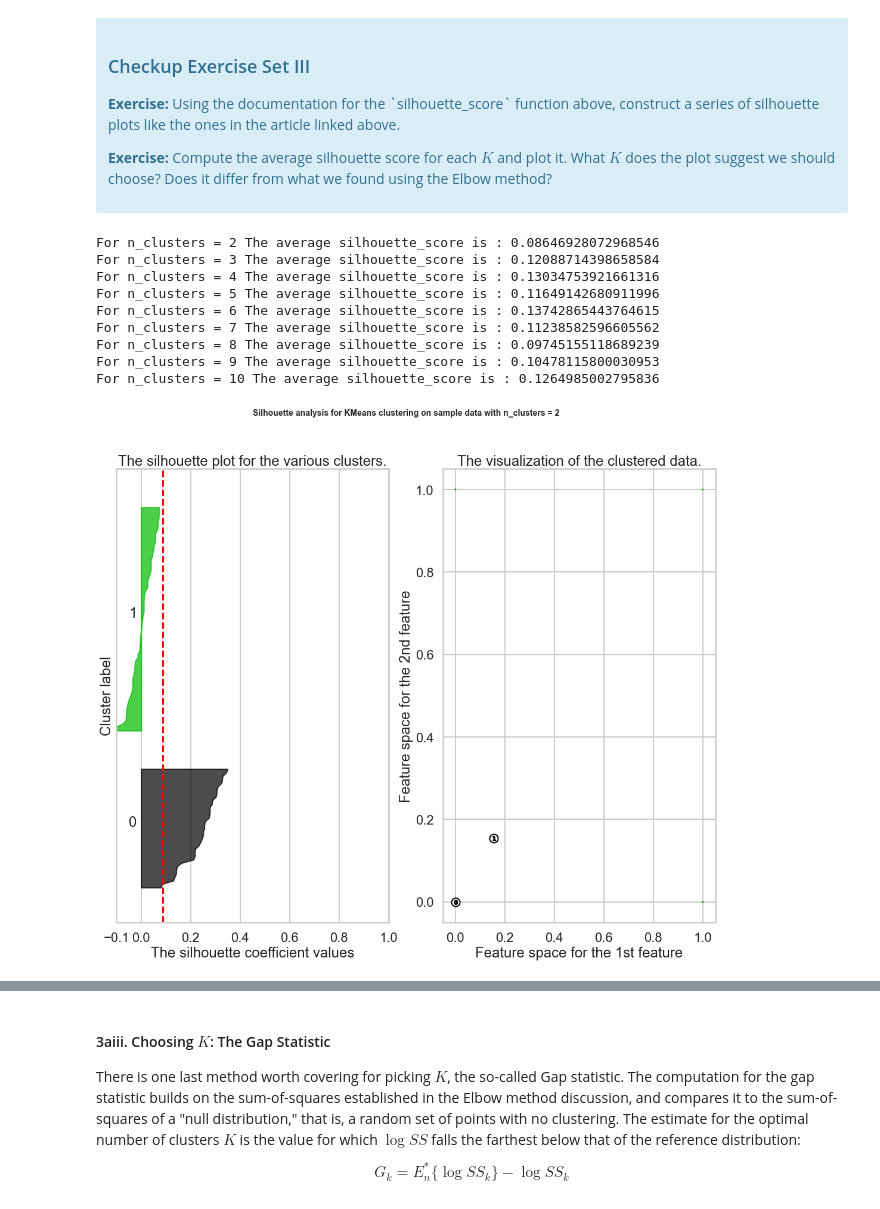
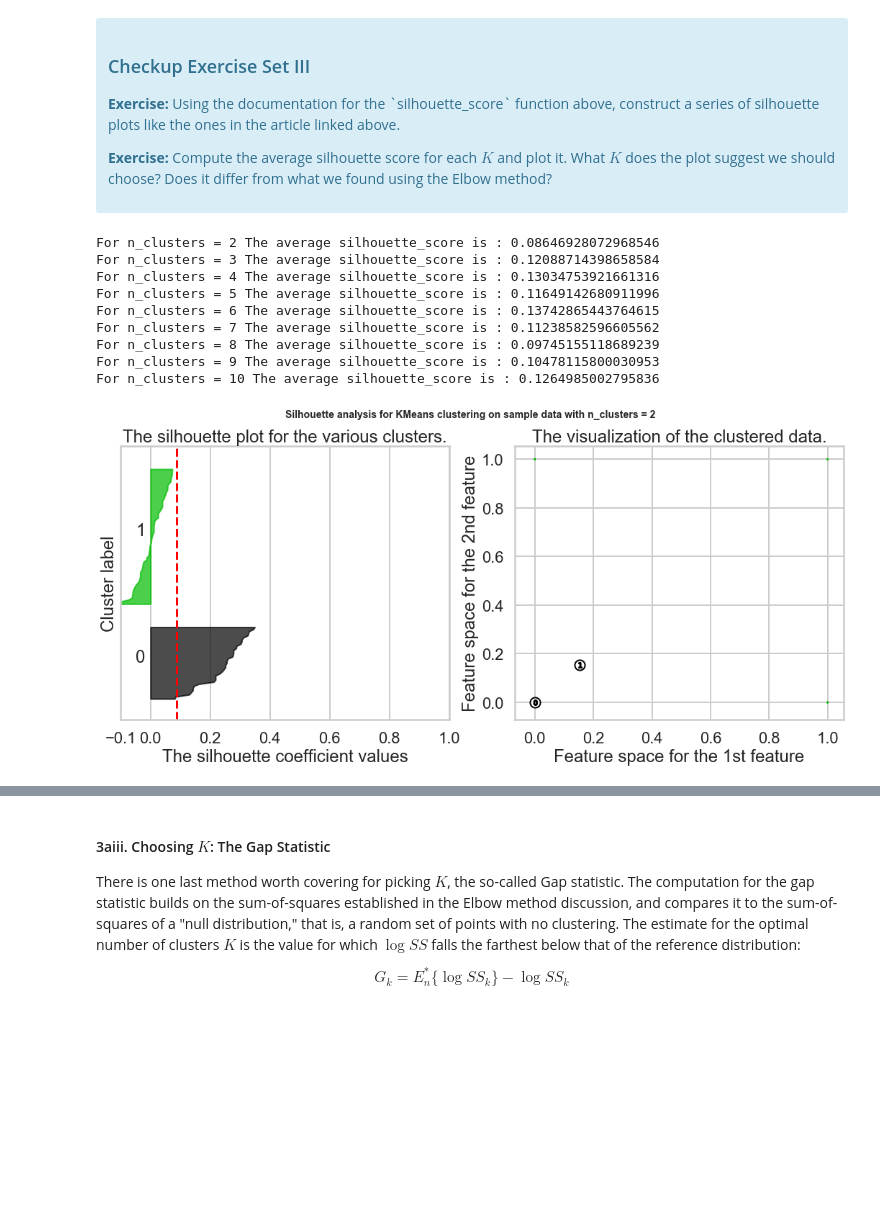
Before and after one commit to aidosandrew/Springboard, a Jupyter notebook: Submissions/Clustering Case Study/Clustering Case Study - Customer Segmentation with K-Means - Tier 3.ipynb, the cells around one changed output, grey strips where cells are left out. Saved outputs shown, nothing was run; the diff lists cells and outputs as text; code cells hidden in the pictures; blank space fills up the shorter version.

```diff
--- a/Submissions/Clustering Case Study/Clustering Case Study - Customer Segmentation with K-Means - Tier 3.ipynb
+++ b/Submissions/Clustering Case Study/Clustering Case Study - Customer Segmentation with K-Means - Tier 3.ipynb
@@ -214,7 +214,7 @@ import matplotlib.cm as cm
 for k in K:
     # Create a subplot with 1 row and 2 columns
     fig, (ax1, ax2) = plt.subplots(1, 2)
-    fig.set_size_inches(18, 14)
+    fig.set_size_inches(18, 7)
 
     # The 1st subplot is the silhouette plot
     # The silhouette coefficient can range from -1, 1 but in this example all
@@ -281,31 +281,31 @@ for k in K:
     centers = model.cluster_centers_
     # Draw white circles at cluster centers
     ax2.scatter(centers[:, 0], centers[:, 1], marker='o',
                 c="white", alpha=1, s=200, edgecolor='k')
 
     for i, c in enumerate(centers):
         ax2.scatter(c[0], c[1], marker='$%d$' % i, alpha=1,
                     s=50, edgecolor='k')
 
     ax2.set_title("The visualization of the clustered data.")
     ax2.set_xlabel("Feature space for the 1st feature")
     ax2.set_ylabel("Feature space for the 2nd feature")
 
     plt.suptitle(("Silhouette analysis for KMeans clustering on sample data "
                   "with n_clusters = %d" % k),
                  fontsize=14, fontweight='bold')
 
 plt.show()
 
 # Results differ with K=6 having the highest average silhouette score
 # %% [output]
 For n_clusters = 2 The average silhouette_score is : 0.08646928072968546
 For n_clusters = 3 The average silhouette_score is : 0.12088714398658584
 For n_clusters = 4 The average silhouette_score is : 0.13034753921661316
 For n_clusters = 5 The average silhouette_score is : 0.11649142680911996
 For n_clusters = 6 The average silhouette_score is : 0.13742865443764615
 For n_clusters = 7 The average silhouette_score is : 0.11238582596605562
 For n_clusters = 8 The average silhouette_score is : 0.09745155118689239
 For n_clusters = 9 The average silhouette_score is : 0.10478115800030953
 For n_clusters = 10 The average silhouette_score is : 0.1264985002795836
-[figure, old version]
+[figure, new version]
```
Also changed, not shown: parts of 2 cells of this notebook, 1 other file.
